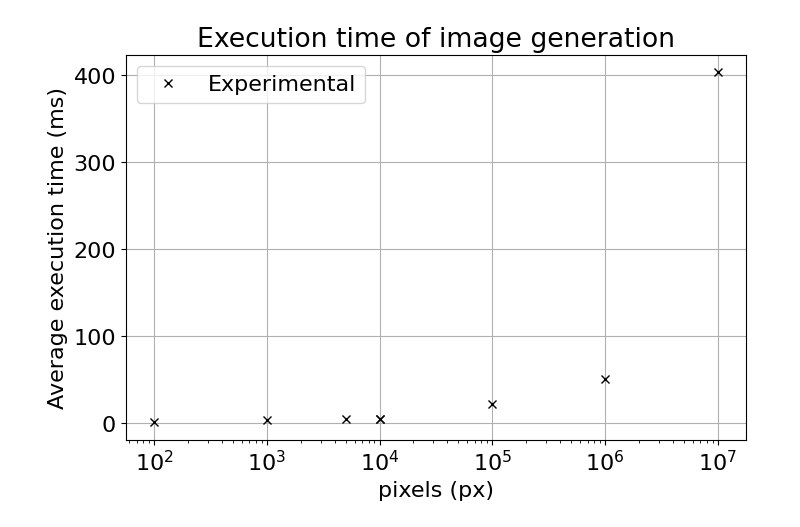
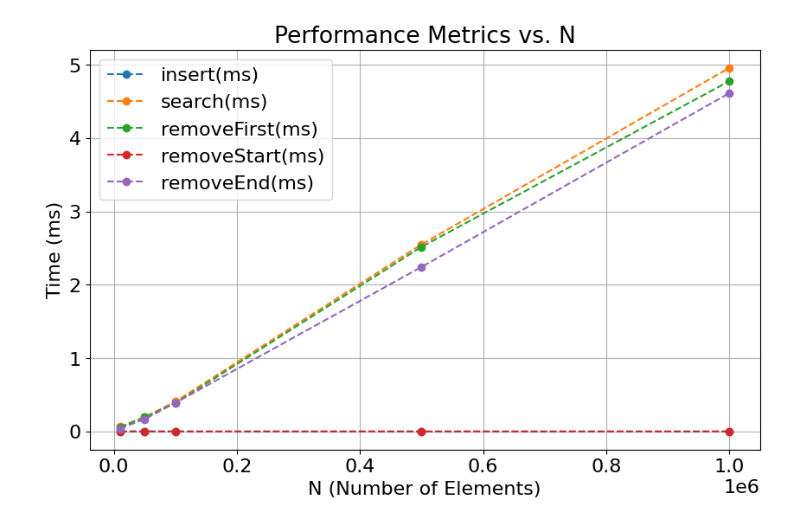
Before and after one commit to Wikcio1618/data-structures-complexity-java, a Jupyter notebook: times/lab.ipynb, the cells around one changed output. Saved outputs shown, nothing was run; the diff lists cells and outputs as text; code cells hidden in the pictures.

Commit message:
Singly List finished

```diff
--- a/times/lab.ipynb
+++ b/times/lab.ipynb
@@ -1,27 +1,33 @@
 # %%
 import math
 import pandas as pd
 import matplotlib.pyplot as plt
 import numpy as np
 from scipy.optimize import curve_fit
+import seaborn as sns
 plt.rcParams['font.size'] = 16
 
-data = pd.read_csv("map_insertion_results.csv")
+data = pd.read_csv("singly_list.csv")
 X_exp = data['N']
-Y_exp = data['T(ms)']
+Y_exp = data.iloc[:,1:-1]
 
 # params, covariance = curve_fit(lambda n,a : a*n**2, X_exp, Y_exp)
 # X_fit = np.logspace(1, math.log(max(X_exp), 10), 100)
 # Y_fit = X_fit**2 * params[0]
 
-plt.figure(figsize=(8, 5))
-# plt.semilogx(X_fit, Y_fit, 'c-', label=r"Fitted $O(n^2)$")
-plt.semilogx(X_exp, Y_exp, 'kx', label="Experimental")
-plt.title("Execution time of image generation")
-plt.xlabel("pixels (px)")
-plt.ylabel("Average execution time (ms)")
+columns_to_plot = ["insert(ms)", "search(ms)", "removeFirst(ms)", "removeStart(ms)", "removeEnd(ms)"]
+
+# Plot each column against N
+plt.figure(figsize=(10, 6))
+for column in columns_to_plot:
+    plt.plot(data["N"], data[column]/data['reps'], 'o--', label=column)
+
+# Add labels, title, and legend
+plt.xlabel("N (Number of Elements)")
+plt.ylabel("Time (ms)")
+plt.title("Performance Metrics vs. N")
+plt.legend()
 plt.grid(True)
-plt.legend()
 plt.show()
 # %% [output]
-[figure, old version]
+[figure, new version]
```
Also changed, not shown: 4 other files.
